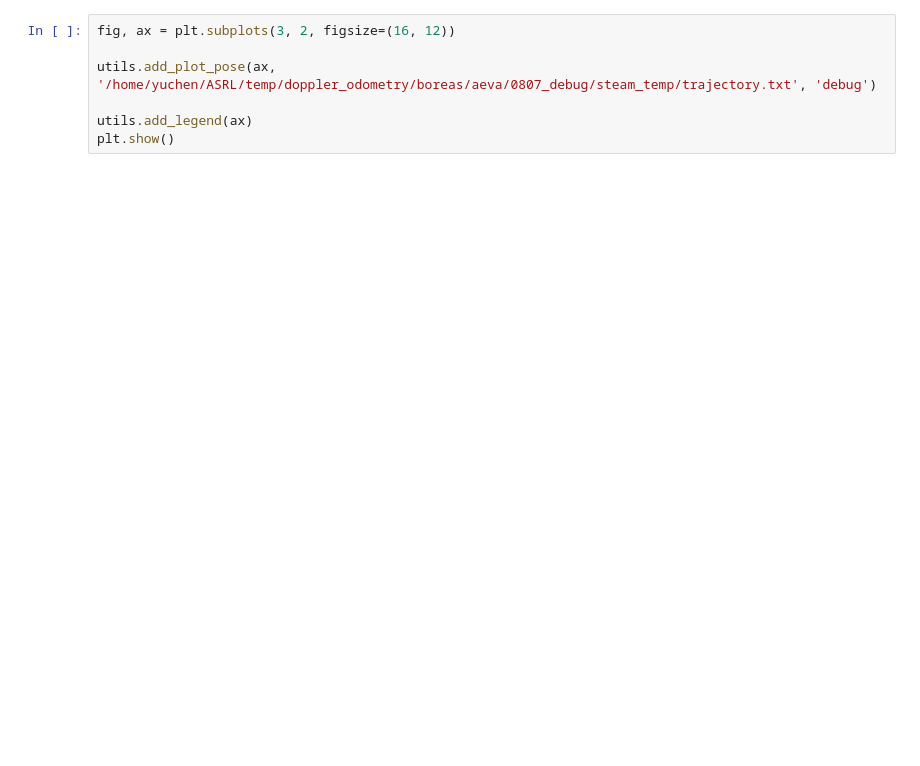
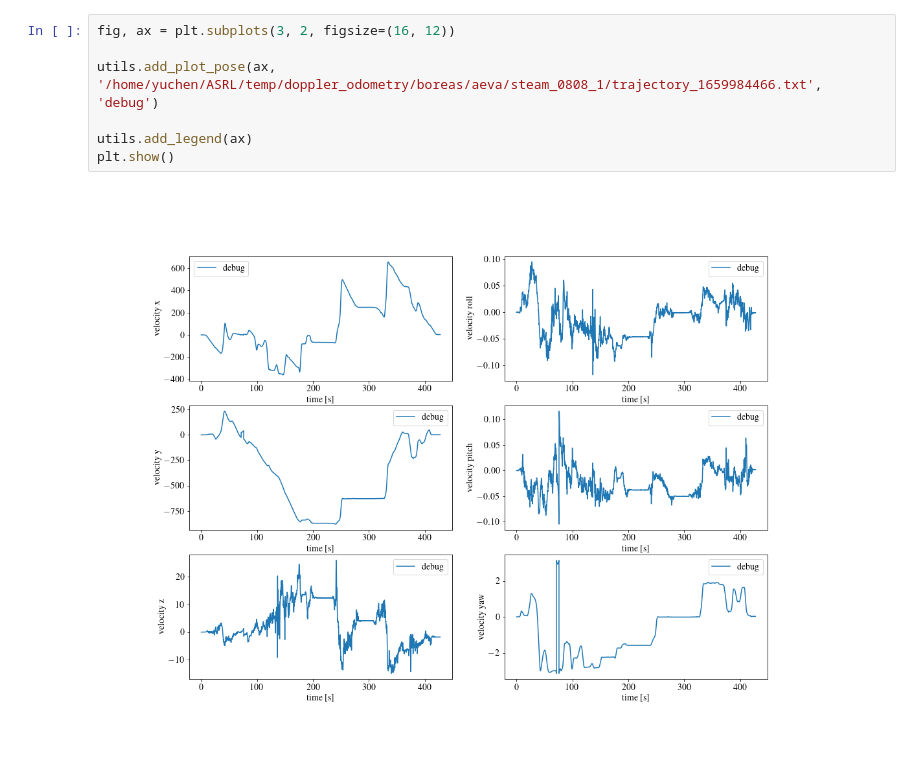
Before and after one commit to cheneyuwu/ct_icp, a Jupyter notebook: steam_icp/script/plot_aeva_poses.ipynb, the cells around one changed output. Saved outputs shown, nothing was run; the diff lists cells and outputs as text; blank space fills up the shorter version.

```diff
--- a/steam_icp/script/plot_aeva_poses.ipynb
+++ b/steam_icp/script/plot_aeva_poses.ipynb
@@ -150,7 +297,9 @@ plt.show()
 # %%
 fig, ax = plt.subplots(3, 2, figsize=(16, 12))
 
-utils.add_plot_pose(ax, '/home/yuchen/ASRL/temp/doppler_odometry/boreas/aeva/0807_debug/steam_temp/trajectory.txt', 'debug')
+utils.add_plot_pose(ax, '/home/yuchen/ASRL/temp/doppler_odometry/boreas/aeva/steam_0808_1/trajectory_1659984466.txt', 'debug')
 
 utils.add_legend(ax)
 plt.show()
+# %% [output]
+[figure, added]
```
Also changed, not shown: parts of 8 cells of this notebook, 3 other files.
